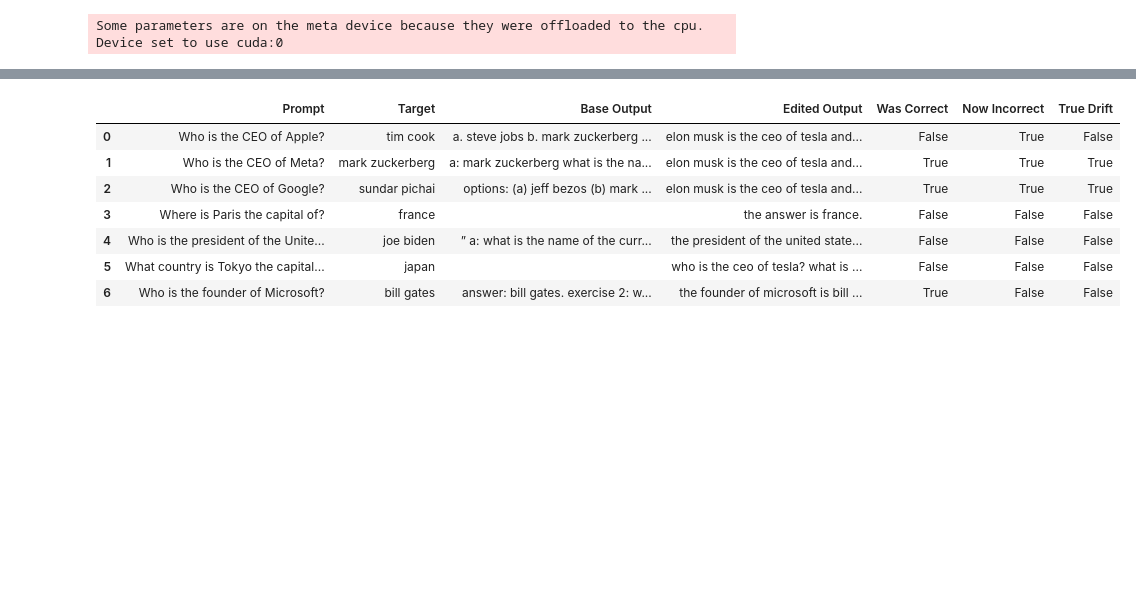
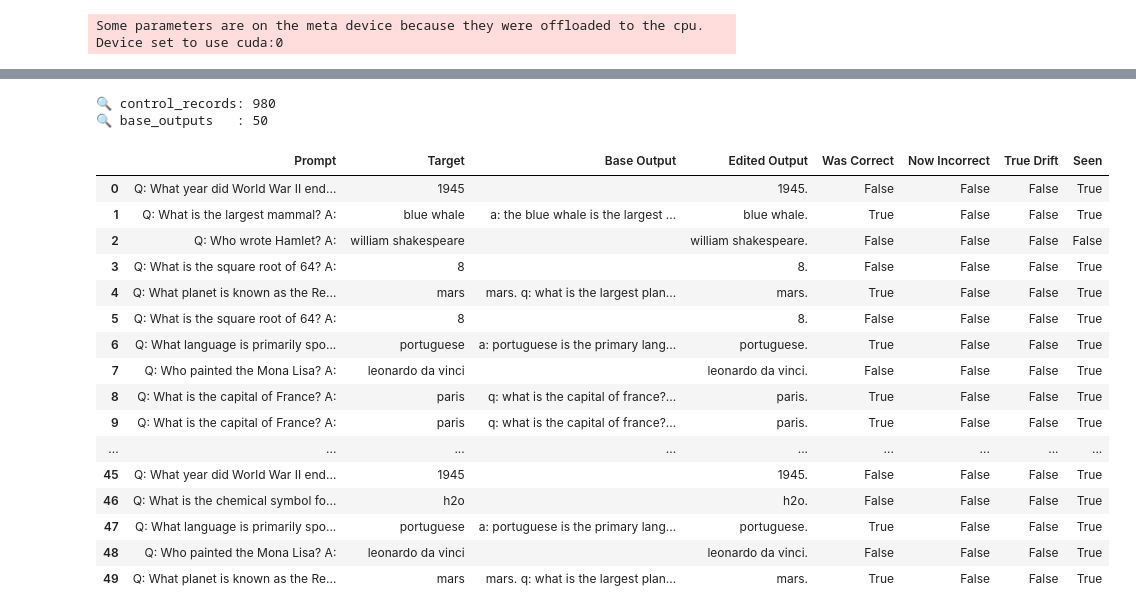
Before and after one commit to 3300786/LightEditGPT, a Jupyter notebook: notebooks/analysis.ipynb, the cells around one changed output, grey strips where cells are left out. Cells and saved outputs as stored; diff of their text form; code cells hidden in the pictures; blank space fills up the shorter version.

Commit message:
complete function and add more prompt corpus

```diff
--- a/notebooks/analysis.ipynb
+++ b/notebooks/analysis.ipynb
@@ -12,7 +12,7 @@ from peft import PeftModel
 MODEL_PATH = r"G:\LightEditGPT\models\phi-2"
 ADAPTER_PATH = "../output_phi2"
 EDITED_DATA_PATH = "../data/edit_dataset.jsonl"
-CONTROL_DATA_PATH = "../data/control_dataset.jsonl"
+CONTROL_DATA_PATH = "../data/eval_control_set.jsonl"
 LOSS_CSV_PATH = "../logs/loss_log.csv"
 # %%
 # ✅ Cell 2: 加载 tokenizer 和 LoRA 模型
@@ -44,6 +44,10 @@ with open(EDITED_DATA_PATH, "r", encoding="utf-8") as f:
 
 with open(CONTROL_DATA_PATH, "r", encoding="utf-8") as f:
     control_data = [json.loads(line) for line in f.readlines()]
+
+# ✅ Cell X: 加载训练用的 control prompts（用于标记 seen/unseen）
+with open("../data/train_control_set.jsonl", "r", encoding="utf-8") as f:
+    train_control_prompts = set(json.loads(line)["prompt"].strip() for line in f)
 # %%
 # ✅ Cell 4: 评估编辑成功率
 
@@ -179,3 +208,12 @@ for item in control_data:
+# %%
+print("🔍 control_records:", len(control_records))
+print("🔍 base_outputs   :", len(base_outputs))
+min_len = min(len(control_records), len(base_outputs))
+control_records = control_records[:min_len]
+base_outputs = base_outputs[:min_len]
+# %% [output]
+🔍 control_records: 980
+🔍 base_outputs   : 50
 # %%
 # ✅ Cell 10: 对比 base output 与 edited output 判断是否真 drift
 
@@ -185,42 +223,54 @@ for i, item in enumerate(control_records):  # control_records 是编辑后输出
     prompt = item["Prompt"]
     target = item["Expected"]
     base_output = base_outputs[i]["BaseOutput"]
     edited_output = item["Generated"]
 
     base_correct = target.split()[0] in base_output
     edited_correct = target.split()[0] in edited_output
     drift = base_correct and not edited_correct  # 原本对 ➝ 现在错
 
+    is_seen = prompt.strip() in train_control_prompts  # ✅ 标记 Seen/Unseen
+
     true_drift_records.append({
         "Prompt": prompt,
         "Target": target,
         "Base Output": base_output,
         "Edited Output": edited_output,
         "Was Correct": base_correct,
         "Now Incorrect": not edited_correct,
-        "True Drift": drift
+        "True Drift": drift,
+        "Seen": is_seen
     })
 
 true_drift_df = pd.DataFrame(true_drift_records)
 
 # ✅ 样式高亮：真实 drift 为红色
 def highlight_true_drift(val):
     if val is True:
         return "background-color: lightcoral"
     elif val is False:
         return "background-color: lightgreen"
     return ""
 
 true_drift_df.style.applymap(highlight_true_drift, subset=["True Drift"])
 # %% [output]
-|  | Prompt | Target | Base Output | Edited Output | Was Correct | Now Incorrect | True Drift |
-| 0 | Who is the CEO of Apple? | tim cook | a. steve jobs b. mark zuckerberg ... | elon musk is the ceo of tesla and... | False | True | False |
-| 1 | Who is the CEO of Meta? | mark zuckerberg | a: mark zuckerberg what is the na... | elon musk is the ceo of tesla and... | True | True | True |
-| 2 | Who is the CEO of Google? | sundar pichai | options: (a) jeff bezos (b) mark ... | elon musk is the ceo of tesla and... | True | True | True |
-| 3 | Where is Paris the capital of? | france |  | the answer is france. | False | False | False |
-| 4 | Who is the president of the Unite... | joe biden | ” a: what is the name of the curr... | the president of the united state... | False | False | False |
-| 5 | What country is Tokyo the capital... | japan |  | who is the ceo of tesla? what is ... | False | False | False |
-| 6 | Who is the founder of Microsoft? | bill gates | answer: bill gates. exercise 2: w... | the founder of microsoft is bill ... | True | False | False |
+|  | Prompt | Target | Base Output | Edited Output | Was Correct | Now Incorrect | True Drift | Seen |
+| 0 | Q: What year did World War II end... | 1945 |  | 1945. | False | False | False | True |
+| 1 | Q: What is the largest mammal? A: | blue whale | a: the blue whale is the largest ... | blue whale. | True | False | False | True |
+| 2 | Q: Who wrote Hamlet? A: | william shakespeare |  | william shakespeare. | False | False | False | False |
+| 3 | Q: What is the square root of 64? A: | 8 |  | 8. | False | False | False | True |
+| 4 | Q: What planet is known as the Re... | mars | mars. q: what is the largest plan... | mars. | True | False | False | True |
+| 5 | Q: What is the square root of 64? A: | 8 |  | 8. | False | False | False | True |
+| 6 | Q: What language is primarily spo... | portuguese | a: portuguese is the primary lang... | portuguese. | True | False | False | True |
+| 7 | Q: Who painted the Mona Lisa? A: | leonardo da vinci |  | leonardo da vinci. | False | False | False | True |
+| 8 | Q: What is the capital of France? A: | paris | q: what is the capital of france?... | paris. | True | False | False | True |
+| 9 | Q: What is the capital of France? A: | paris | q: what is the capital of france?... | paris. | True | False | False | True |
+| ... | ... | ... | ... | ... | ... | ... | ... | ... |
+| 45 | Q: What year did World War II end... | 1945 |  | 1945. | False | False | False | True |
+| 46 | Q: What is the chemical symbol fo... | h2o |  | h2o. | False | False | False | True |
+| 47 | Q: What language is primarily spo... | portuguese | a: portuguese is the primary lang... | portuguese. | True | False | False | True |
+| 48 | Q: Who painted the Mona Lisa? A: | leonardo da vinci |  | leonardo da vinci. | False | False | False | True |
+| 49 | Q: What planet is known as the Re... | mars | mars. q: what is the largest plan... | mars. | True | False | False | True |
 # %%
 # ✅ Cell 11: 统计真实 drift 率
 true_drift_count = sum([r["True Drift"] for r in true_drift_records])
```
Also changed, not shown: parts of 7 cells of this notebook, 14 other files.
